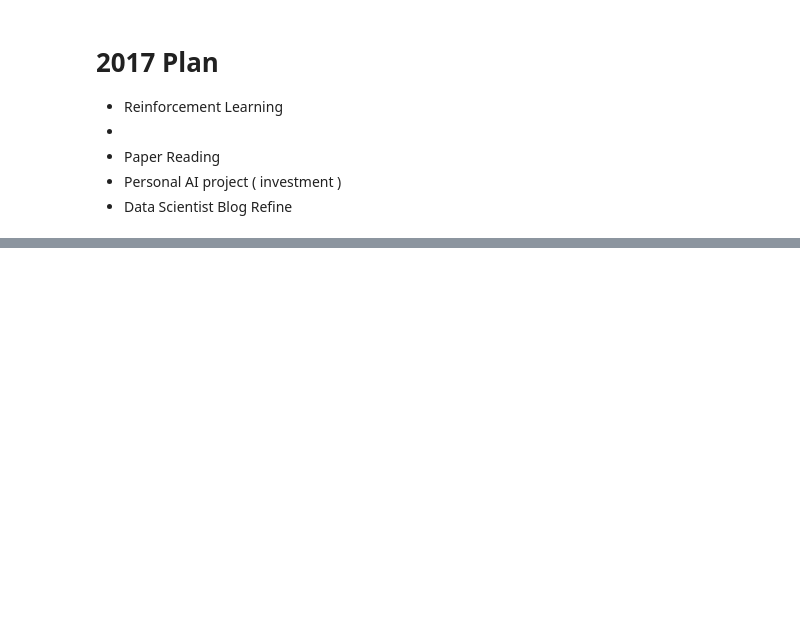
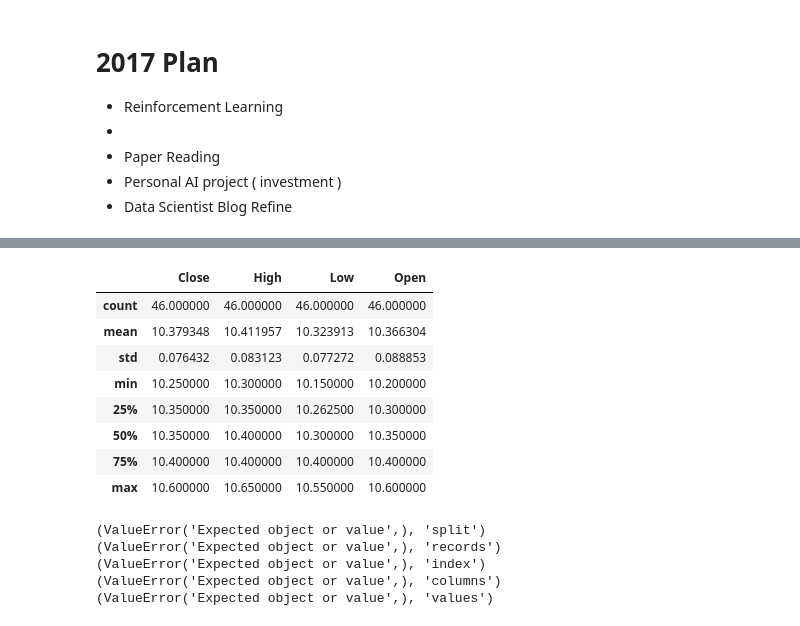
Before and after one commit to KentChun33333/blog, a Jupyter notebook: notebook/2017-Goals.ipynb, the cells around one changed output, grey strips where cells are left out. Saved outputs shown, nothing was run; the diff lists cells and outputs as text; code cells hidden in the pictures; blank space fills up the shorter version.

```diff
--- a/notebook/2017-Goals.ipynb
+++ b/notebook/2017-Goals.ipynb
@@ -44,3 +117,41 @@ input {
+# %%
+df['High'] = df['High'].astype(float)
+df['Low']  = df['Low'].astype(float)
+df['Close']= df['Close'].astype(float)
+df['Open'] = df['Open'].astype(float)
+df.describe()
+# %% [output]
+|  | Close | High | Low | Open |
+| count | 46.000000 | 46.000000 | 46.000000 | 46.000000 |
+| mean | 10.379348 | 10.411957 | 10.323913 | 10.366304 |
+| std | 0.076432 | 0.083123 | 0.077272 | 0.088853 |
+| min | 10.250000 | 10.300000 | 10.150000 | 10.200000 |
+| 25% | 10.350000 | 10.350000 | 10.262500 | 10.300000 |
+| 50% | 10.350000 | 10.400000 | 10.300000 | 10.350000 |
+| 75% | 10.400000 | 10.400000 | 10.400000 | 10.400000 |
+| max | 10.600000 | 10.650000 | 10.550000 | 10.600000 |
+# %%
+a = ('split','records','index', 'columns','values')
+
+import json
+from pandas.io.json import json_normalize
+
+
+def g(data, a):
+    df = pd.read_json(data, orient=a)
+    return df
+
+for i in a :
+    try:
+        df = g(b[1:-1],a)
+    except ValueError as e:
+        print (e , i)
+# %% [output]
+(ValueError('Expected object or value',), 'split')
+(ValueError('Expected object or value',), 'records')
+(ValueError('Expected object or value',), 'index')
+(ValueError('Expected object or value',), 'columns')
+(ValueError('Expected object or value',), 'values')
 # %%
 
 html = """
```
Also changed, not shown: parts of 6 cells of this notebook.
